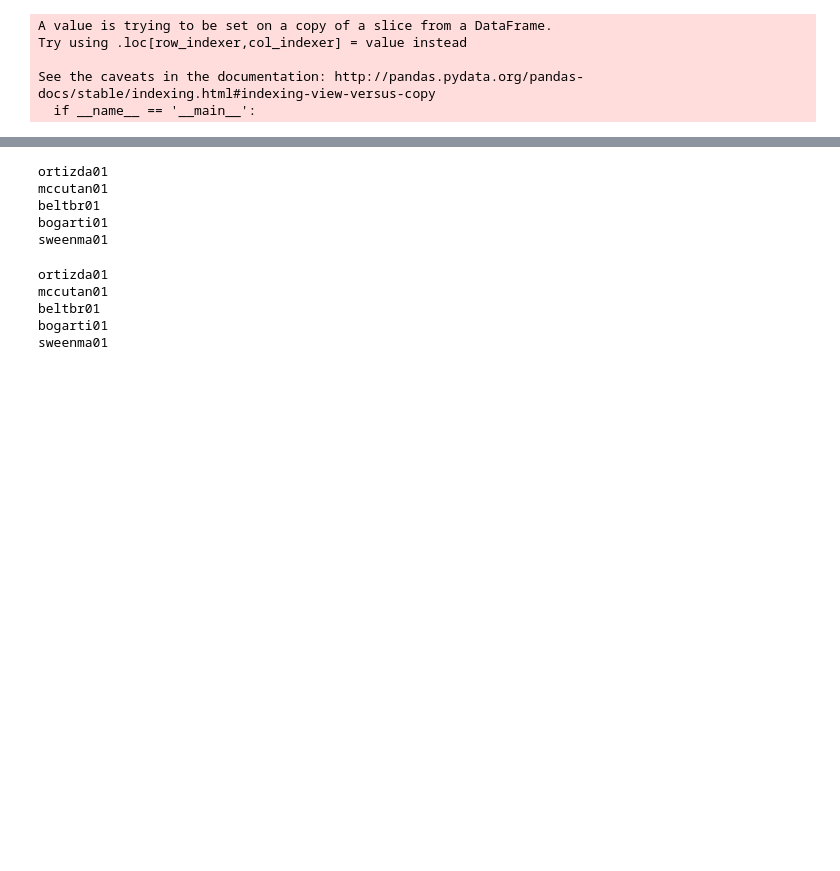
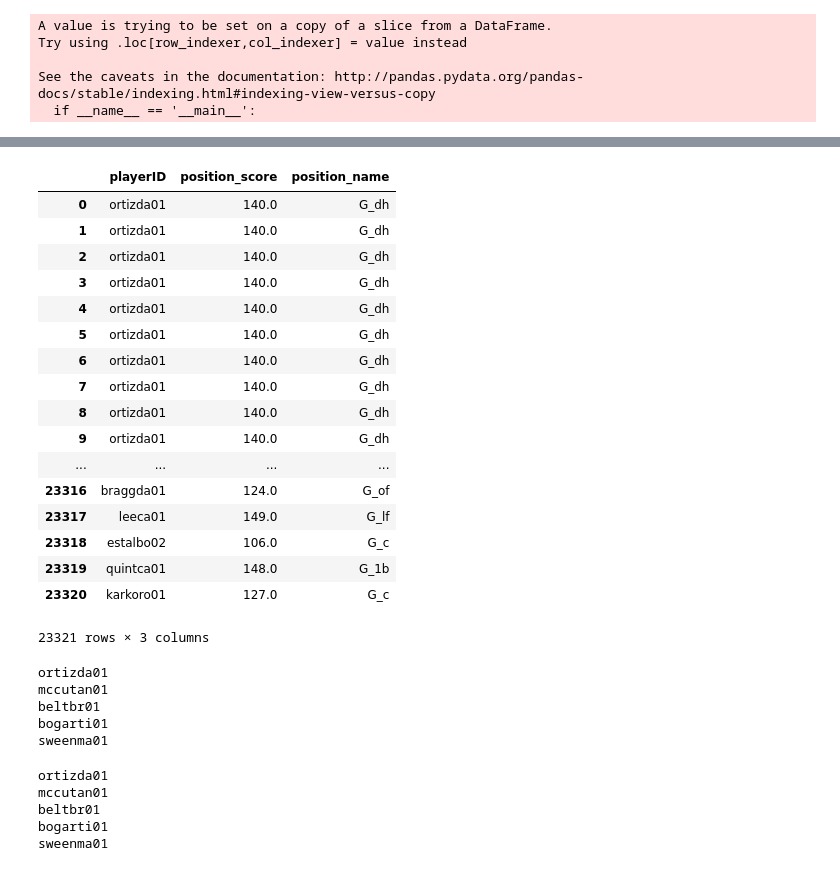
Before and after one commit to learningsomethingnew/money-ball, a Jupyter notebook: money-ball.ipynb, the cells around one changed output, grey strips where cells are left out. Drawn from its saved outputs; the diff is of its cells as text; code cells hidden in the pictures; blank space fills up the shorter version.

```diff
--- a/money-ball.ipynb
+++ b/money-ball.ipynb
@@ -136,3 +119,30 @@ Player evereca01, Other e
+# %%
+position_score = temp3[['G_p', 'G_c', 'G_1b', 'G_2b', 'G_3b', 'G_ss', 'G_lf',
+       'G_cf', 'G_rf', 'G_of', 'G_dh', 'G_ph', 'G_pr']].max(axis=1)
+position_name = temp3[['G_p', 'G_c', 'G_1b', 'G_2b', 'G_3b', 'G_ss', 'G_lf',
+       'G_cf', 'G_rf', 'G_of', 'G_dh', 'G_ph', 'G_pr']].idxmax(axis=1)
+position_score = position_score.rename('position_score').reset_index()
+position_name = position_name.rename('position_name').reset_index()
+pd.merge(position_score, position_name)
+# %% [output]
+|  | playerID | position_score | position_name |
+| 0 | ortizda01 | 140.0 | G_dh |
+| 1 | ortizda01 | 140.0 | G_dh |
+| 2 | ortizda01 | 140.0 | G_dh |
+| 3 | ortizda01 | 140.0 | G_dh |
+| 4 | ortizda01 | 140.0 | G_dh |
+| 5 | ortizda01 | 140.0 | G_dh |
+| 6 | ortizda01 | 140.0 | G_dh |
+| 7 | ortizda01 | 140.0 | G_dh |
+| 8 | ortizda01 | 140.0 | G_dh |
+| 9 | ortizda01 | 140.0 | G_dh |
+| ... | ... | ... | ... |
+| 23316 | braggda01 | 124.0 | G_of |
+| 23317 | leeca01 | 149.0 | G_lf |
+| 23318 | estalbo02 | 106.0 | G_c |
+| 23319 | quintca01 | 148.0 | G_1b |
+| 23320 | karkoro01 | 127.0 | G_c |
+23321 rows × 3 columns
 # %%
 for player in temp3.index:
     print(player)
```
Also changed, not shown: parts of 6 cells of this notebook, 1 other file.
